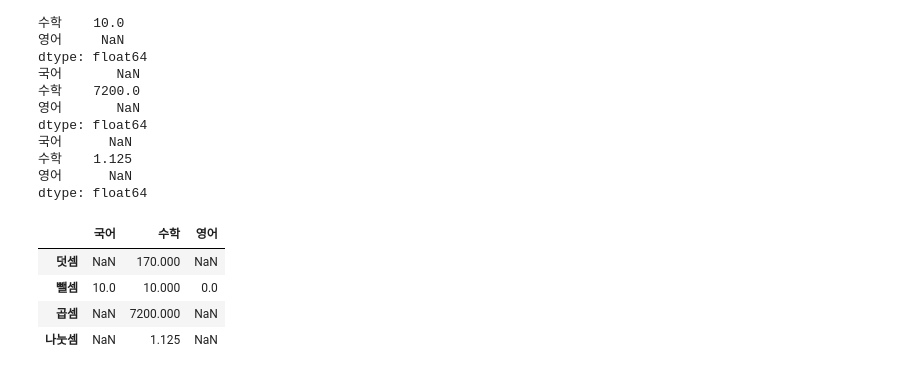
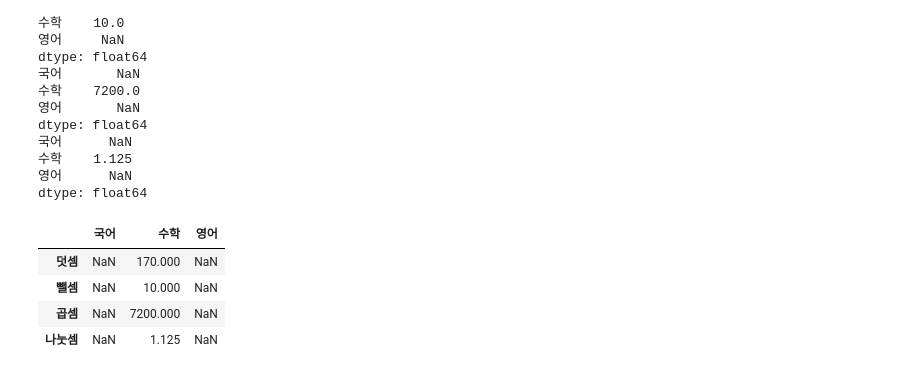
Before and after one commit to himzei/18_data_analytics, a Jupyter notebook: 04_산술연산.ipynb, the cells around one changed output. Saved outputs shown, nothing was run; the diff lists cells and outputs as text; code cells hidden in the pictures.

```diff
--- a/04_산술연산.ipynb
+++ b/04_산술연산.ipynb
@@ -143,14 +143,14 @@ dtype: float64
 # %%
 result = pd.DataFrame([
     addition,
-    subtraction,
+    substraction,
     multiplication,
     division
 ], index=["덧셈", "뺄셈", "곱셈", "나눗셈"])
 result
 # %% [output]
 |  | 국어 | 수학 | 영어 |
 | 덧셈 | NaN | 170.000 | NaN |
-| 뺄셈 | 10.0 | 10.000 | 0.0 |
+| 뺄셈 | NaN | 10.000 | NaN |
 | 곱셈 | NaN | 7200.000 | NaN |
 | 나눗셈 | NaN | 1.125 | NaN |
```
Also changed, not shown: parts of 17 cells of this notebook.
